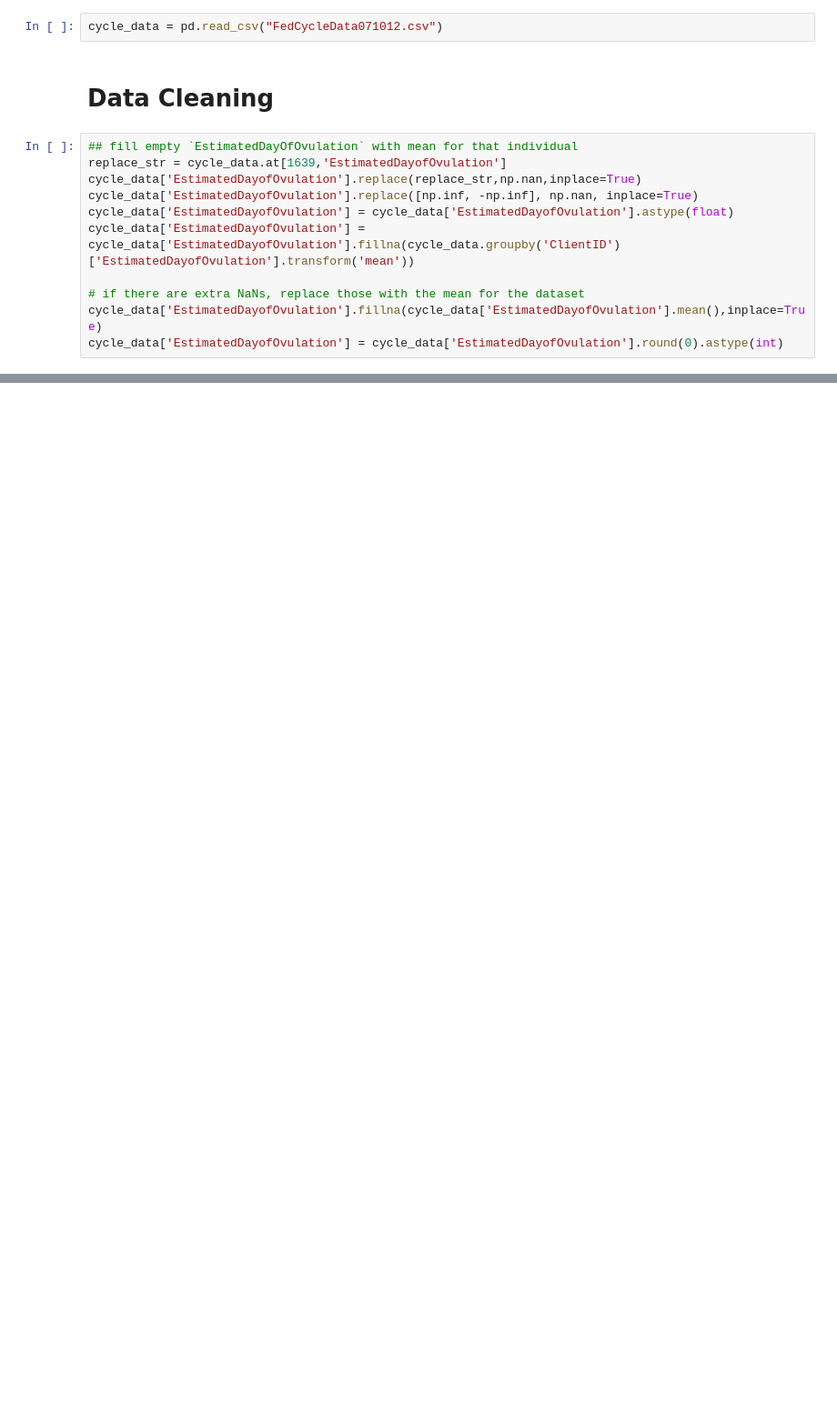
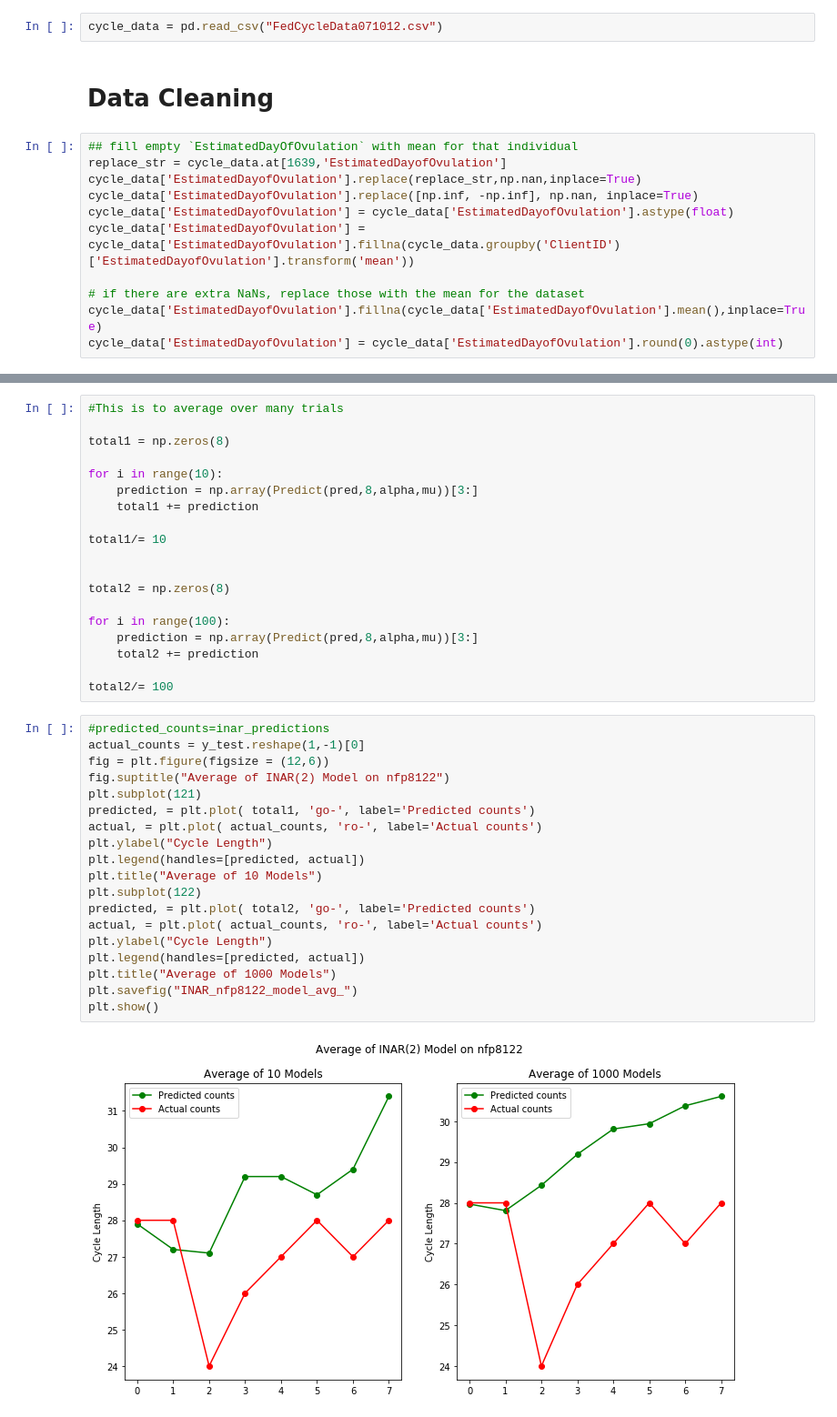
Before and after one commit to Annikaking00/Time-Series-Project, a Jupyter notebook: IMAR.ipynb, the cells around one changed output, grey strips where cells are left out. Shown at 91% size. Drawn from its saved outputs; the diff is of its cells as text; blank space fills up the shorter version.

```diff
--- a/IMAR.ipynb
+++ b/IMAR.ipynb
@@ -148,0 +105,40 @@ plt.show()
+# %%
+#This is to average over many trials
+
+total1 = np.zeros(8)
+
+for i in range(10):
+    prediction = np.array(Predict(pred,8,alpha,mu))[3:]
+    total1 += prediction
+
+total1/= 10
+
+
+total2 = np.zeros(8)
+
+for i in range(100):
+    prediction = np.array(Predict(pred,8,alpha,mu))[3:]
+    total2 += prediction
+
+total2/= 100
+# %%
+#predicted_counts=inar_predictions
+actual_counts = y_test.reshape(1,-1)[0]
+fig = plt.figure(figsize = (12,6))
+fig.suptitle("Average of INAR(2) Model on nfp8122")
+plt.subplot(121)
+predicted, = plt.plot( total1, 'go-', label='Predicted counts')
+actual, = plt.plot( actual_counts, 'ro-', label='Actual counts')
+plt.ylabel("Cycle Length")
+plt.legend(handles=[predicted, actual])
+plt.title("Average of 10 Models")
+plt.subplot(122)
+predicted, = plt.plot( total2, 'go-', label='Predicted counts')
+actual, = plt.plot( actual_counts, 'ro-', label='Actual counts')
+plt.ylabel("Cycle Length")
+plt.legend(handles=[predicted, actual])
+plt.title("Average of 1000 Models")
+plt.savefig("INAR_nfp8122_model_avg_")
+plt.show()
+# %% [output]
+[figure, added]
```
Also changed, not shown: parts of 22 cells of this notebook.
